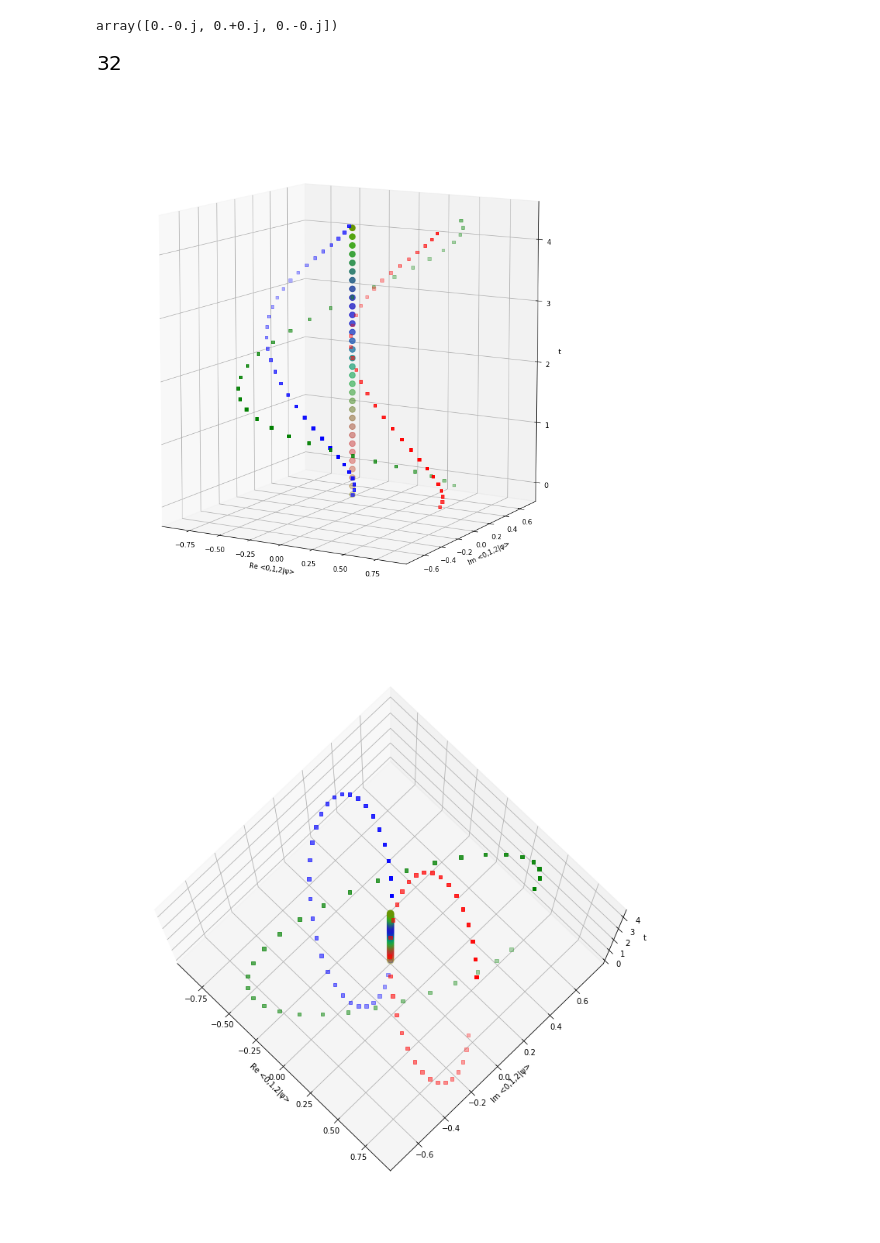
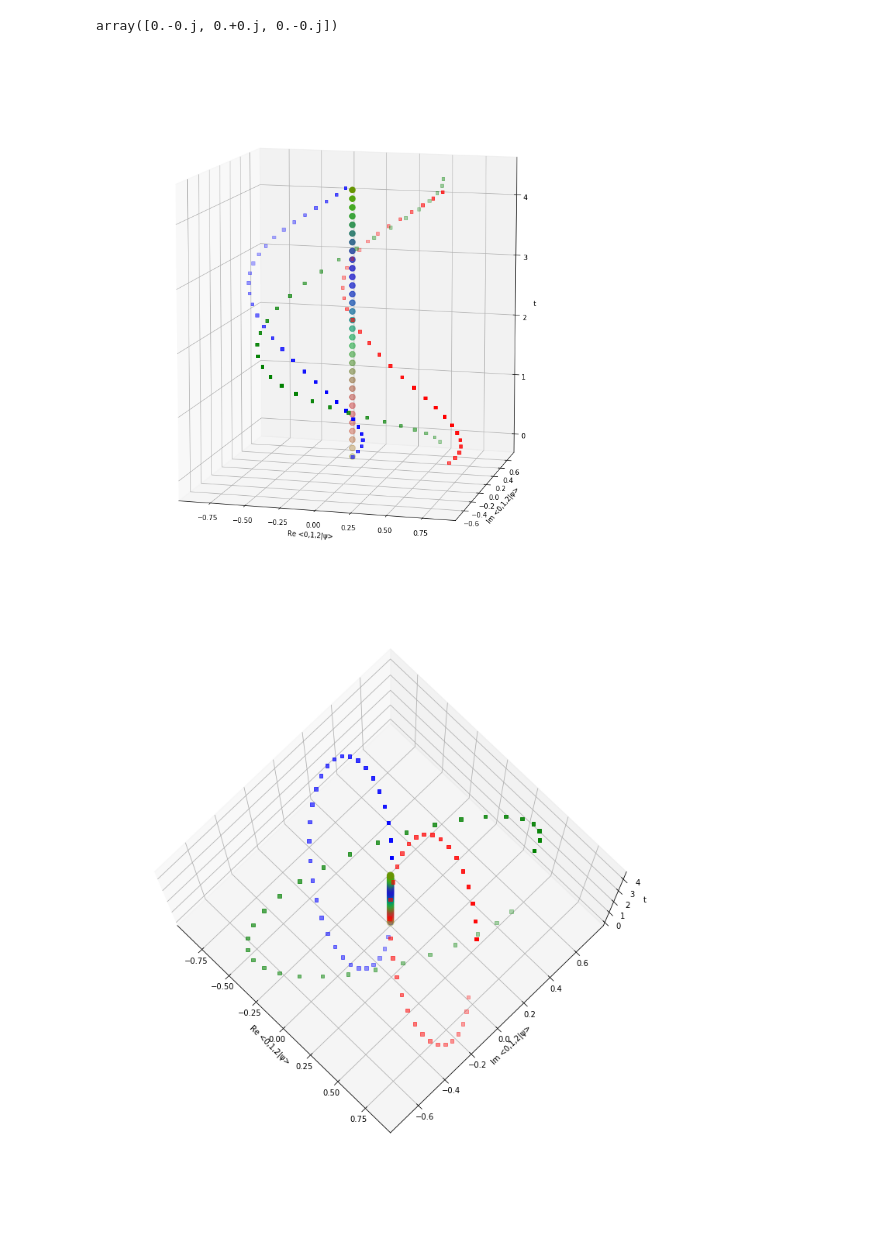
Before and after one commit to gderosa/timeq, a Jupyter notebook: comp/jupyter/detect-gentle3.ipynb, the cells around one changed output. Saved outputs shown, nothing was run; the diff lists cells and outputs as text; code cells hidden in the pictures; blank space fills up the shorter version.

```diff
--- a/comp/jupyter/detect-gentle3.ipynb
+++ b/comp/jupyter/detect-gentle3.ipynb
@@ -375,8 +375,8 @@ for i in range(NT*NS):
         expm(np.kron( -1j*T*eigenvalues[i], np.eye(NS) )) @ \
         eigenvectors_normalized_in_S[i]
 # %%
-
-def find_linear_independent_initial(dim_S=NS, eigenvectors=eigenvectors_normalized_in_S):
+# Only implemented for NS=3
+def find_linear_independent_initial(eigenvectors=eigenvectors_normalized_in_S):
     best_i, best_j, best_k = -1, -1, -1
     best_det = 0
     best_states = np.array([
@@ -413,6 +413,4 @@ def find_linear_independent_initial(dim_S=NS, eigenvectors=eigenvectors_normaliz
             str(percent) + '% scanned' + "\tabs(best_det) = " + str(abs(best_det)),
             end="\r", flush=True)
 
-    return best_i, best_j, best_k, best_det, best_states#
+    return best_i, best_j, best_k, best_det
-# %%
-i, j, k, best_det, best_states = find_linear_independent_initial()
@@ -430,0 +417,2 @@ Not particularly exciting :) We could have spotted by hand that the first three
+# %%
+best_i, best_j, best_k, best_det = find_linear_independent_initial()
@@ -444,8 +437,8 @@ np.round(coeffs, decimals=3)
 array([ 0.138+0.443j, -0.384-0.379j,  0.704+0.004j])
 # %%
 history = coeffs.dot(np.array([
-    unitary_histories[14],
-    unitary_histories[22],
-    unitary_histories[51]
+    unitary_histories[best_i],
+    unitary_histories[best_j],
+    unitary_histories[best_k]
 ]))
 # %%
@@ -457,17 +450,13 @@ np.round(history[:3] - psi_0_n, decimals=12)
 # %% [output]
 array([0.-0.j, 0.+0.j, 0.-0.j])
-# %%
-np.real(history.reshape((-1,3)).T[2]).size
-# %% [output]
-[figure, removed]
 # %%
 # 3D parametric plot
 
 times_discrete = np.diag(T)
 
-psi = history.reshape((-1,3)).T
+psi = history.reshape((-1,NS)).T
 
-for (vertical_angle, horizontal_angle, height, width) in (10, -60, 15, 13), (80, -45, 13, 13):
+for (vertical_angle, horizontal_angle, height, width) in (10, -75, 15, 13), (80, -45, 13, 13):
     fig = plt.figure(figsize=(width, height))
 
 
@@ -478,33 +467,33 @@ for (vertical_angle, horizontal_angle, height, width) in (10, -60, 15, 13), (80,
     ax.set_xlabel('Re <0,1,2|\u03C8>')
     ax.set_ylabel('Im <0,1,2|\u03C8>')
     ax.set_zlabel('t')
 
     ax.scatter(
         np.zeros(NT, dtype=np.float),
         np.zeros(NT, dtype=np.float),
         times_discrete,
 
         c = (abs(psi.T)**2),
         s = 75,
         marker='o'
     )
     _c = ['r', 'g', 'b']
-    for i in 0, 1, 2:
+    for i in range(NS):
         ax.scatter(
             np.real(
                 psi[i]
             ),
             np.imag(
                 psi[i]
             ),
             times_discrete,
 
             marker = 's',
             #depthshade=False,
             #s = abs(_psi[i]**2)*60,
             s = 20,
             c = _c[i]
         )
 # %% [output]
-[figure, old version]
+[figure, new version]
 [figure]
```
Also changed, not shown: parts of 10 cells of this notebook.
